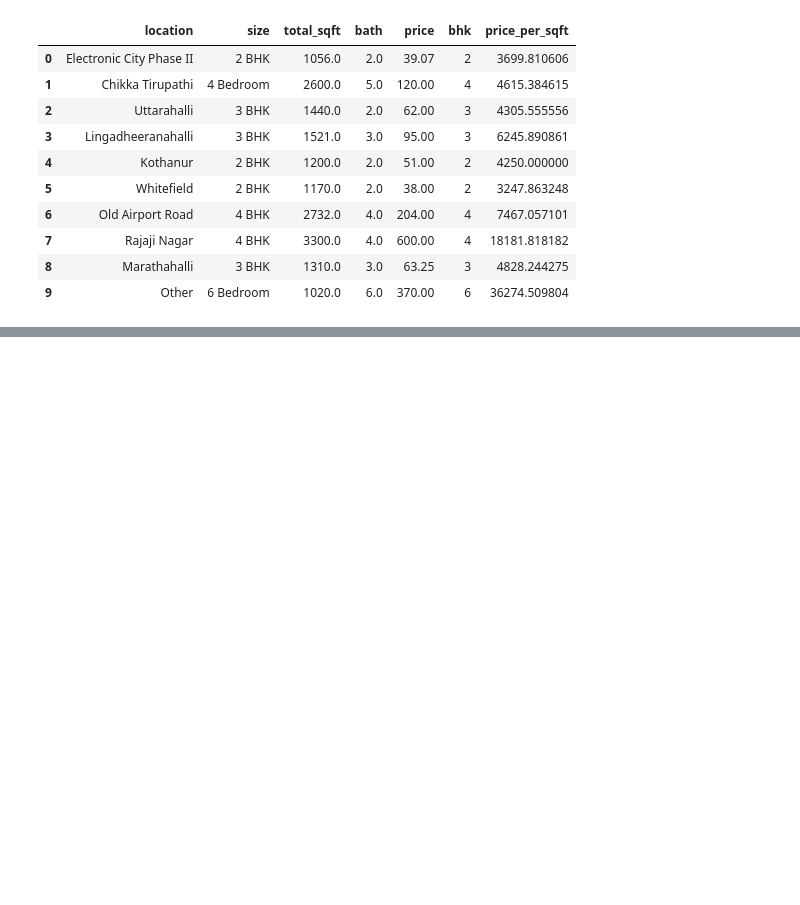
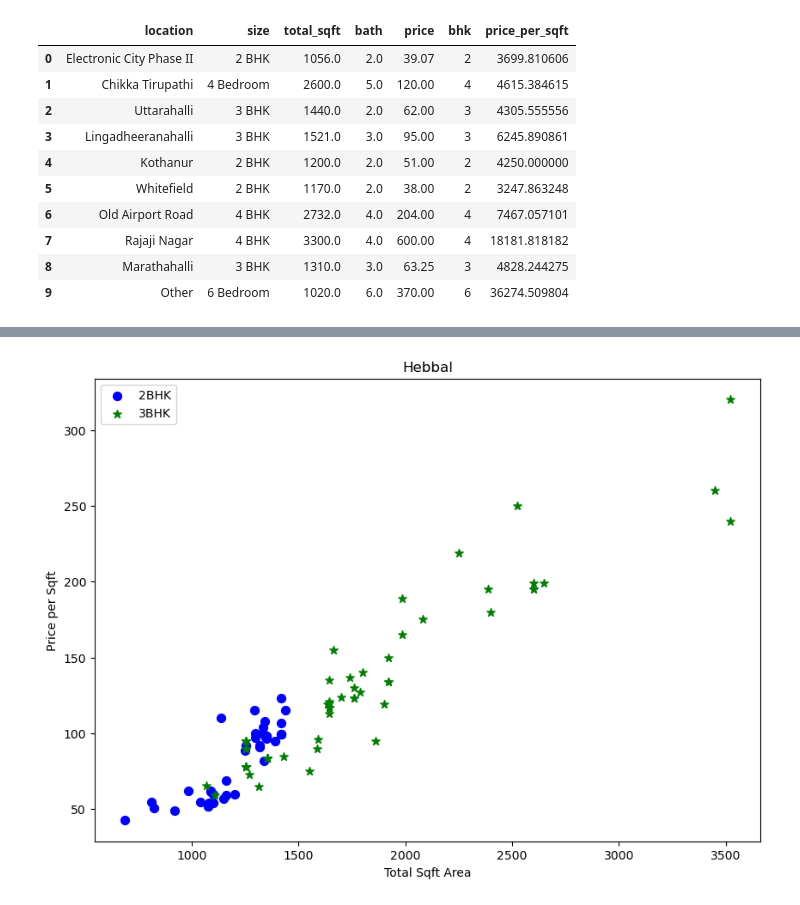
Before and after one commit to VedantPatil0525/House_price_prediction_ML_complete_project, a Jupyter notebook: House_price_prediction.ipynb, the cells around one changed output, grey strips where cells are left out. Cells and saved outputs as stored; diff of their text form; code cells hidden in the pictures; blank space fills up the shorter version.

```diff
--- a/House_price_prediction.ipynb
+++ b/House_price_prediction.ipynb
@@ -266,0 +331,5 @@ df5.head(10)
+# %%
+plot_scatter_chart(df7, 'Hebbal')
+plt.show()
+# %% [output]
+[figure, added]
```
Also changed, not shown: parts of 19 cells of this notebook.
